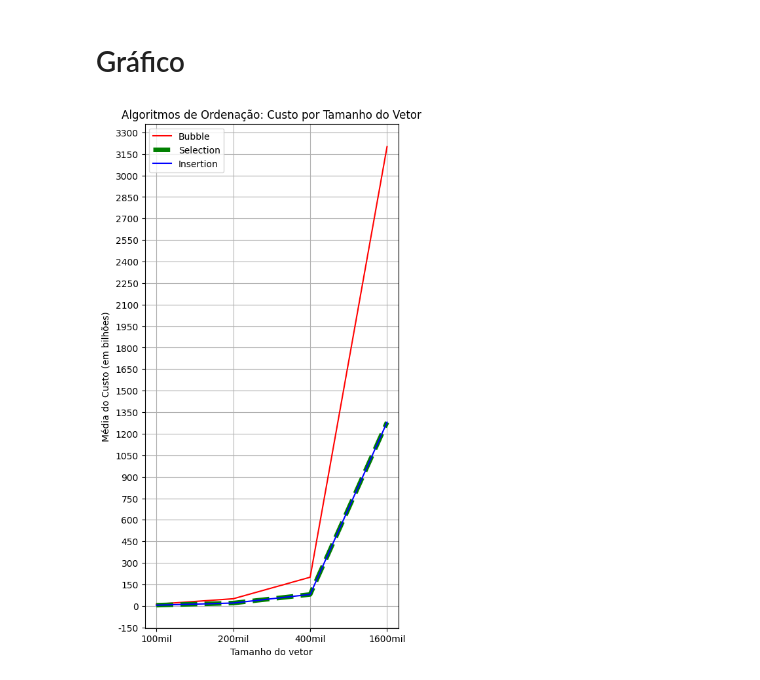
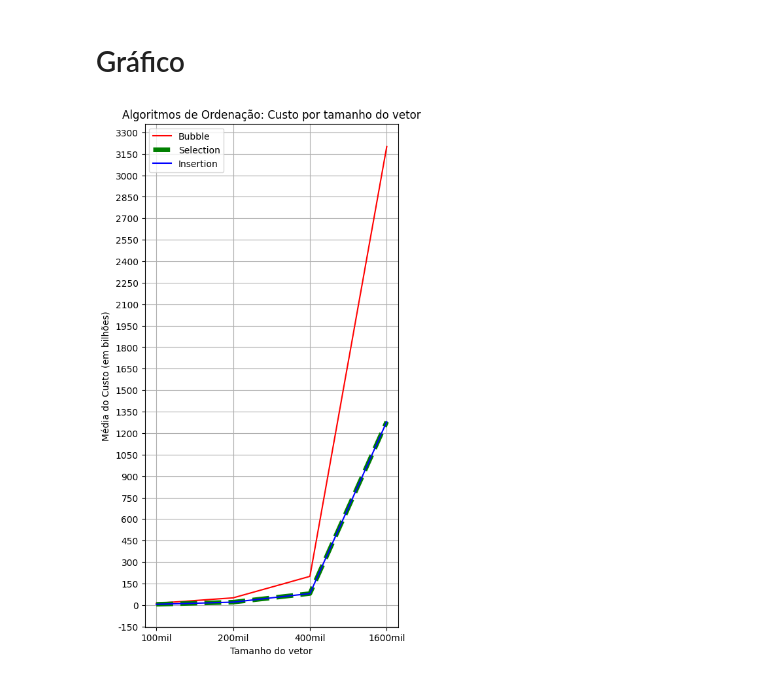
Before and after one commit to PI-Ciencia-da-computacao/comparacao-algoritmos, a Jupyter notebook: resultados/Gráficos.ipynb, the cells around one changed output. Cells and saved outputs as stored; diff of their text form; code cells hidden in the pictures.

```diff
--- a/resultados/Gráficos.ipynb
+++ b/resultados/Gráficos.ipynb
@@ -144,31 +144,24 @@ Média Busca Binária: 1279819355247.8
 # %%
 plt.figure(figsize=(5, 10)) # tamanho do gráfico
 
 # Bubble Sort
 plt.plot(tamanhos, medias_custo_bubble, label="Bubble", color="r")
 # Selection Sort
 plt.plot(tamanhos, medias_custo_selection, label="Selection", color="g", linestyle="dashed", linewidth=5)
 # Insertion Sort
 plt.plot(tamanhos, medias_custo_insertion, label="Insertion", color="b")
 
-# Busca Linear
-#plt.plot(tamanhos, medias_busca_linear, label="Busca Linear", color="purple", linestyle="dotted")
-# Busca Binária
-#plt.plot(tamanhos, medias_busca_binaria, label="Busca Binária + Ordenação", color="orange", linestyle="dashed")
-
-# Formatar eixo Y para mostrar em bilhões (ex: 1.0B, 2.5B)
+# Formatar eixo Y para mostrar em bilhões
 plt.gca().yaxis.set_major_formatter(ticker.FuncFormatter(lambda x, _: f'{x*1e-9:.0f}'))
 # Definir limite do eixo Y -> cria um intervalo que melhora a visualização
 plt.gca().yaxis.set_major_locator(ticker.MaxNLocator(nbins=30))
 
-
-
-plt.title("Algoritmos de Ordenação: Custo por Tamanho do Vetor")
+plt.title("Algoritmos de Ordenação: Custo por tamanho do vetor")
 plt.xlabel("Tamanho do vetor")
 plt.ylabel("Média do Custo (em bilhões)")
 plt.legend() # exibir legenda
 plt.grid(True) # exibir grid
 
 plt.show()
 # %% [output]
-[figure, old version]
+[figure, new version]
```
